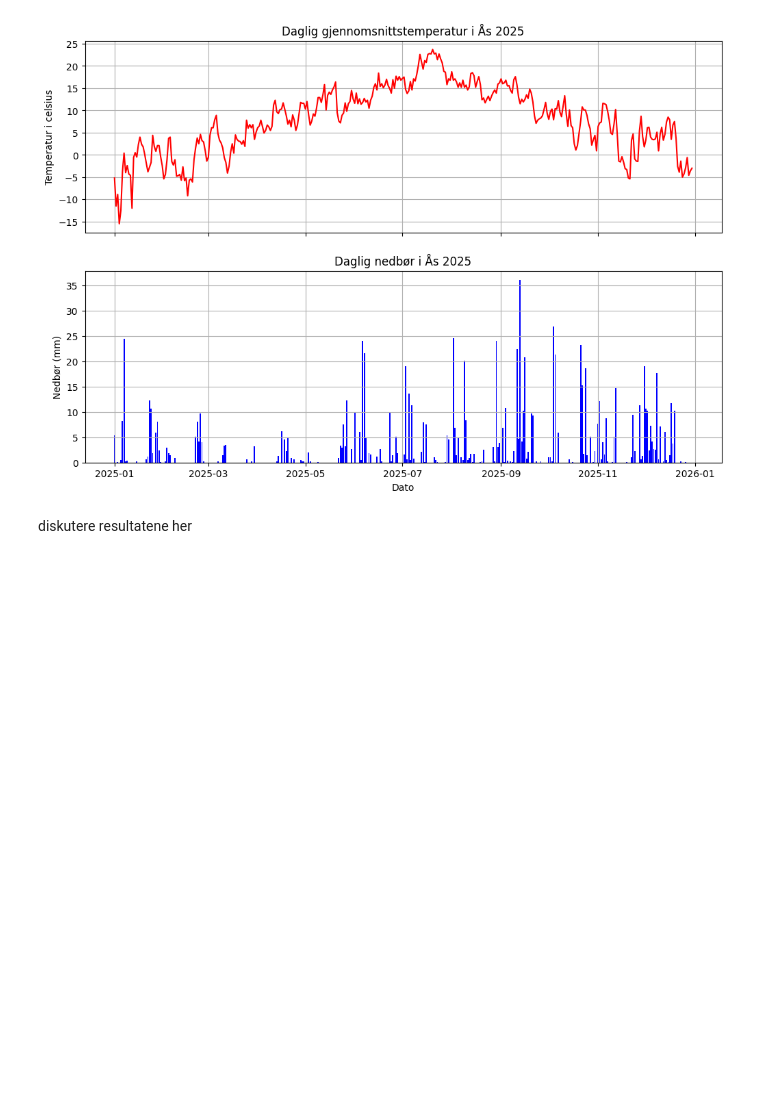
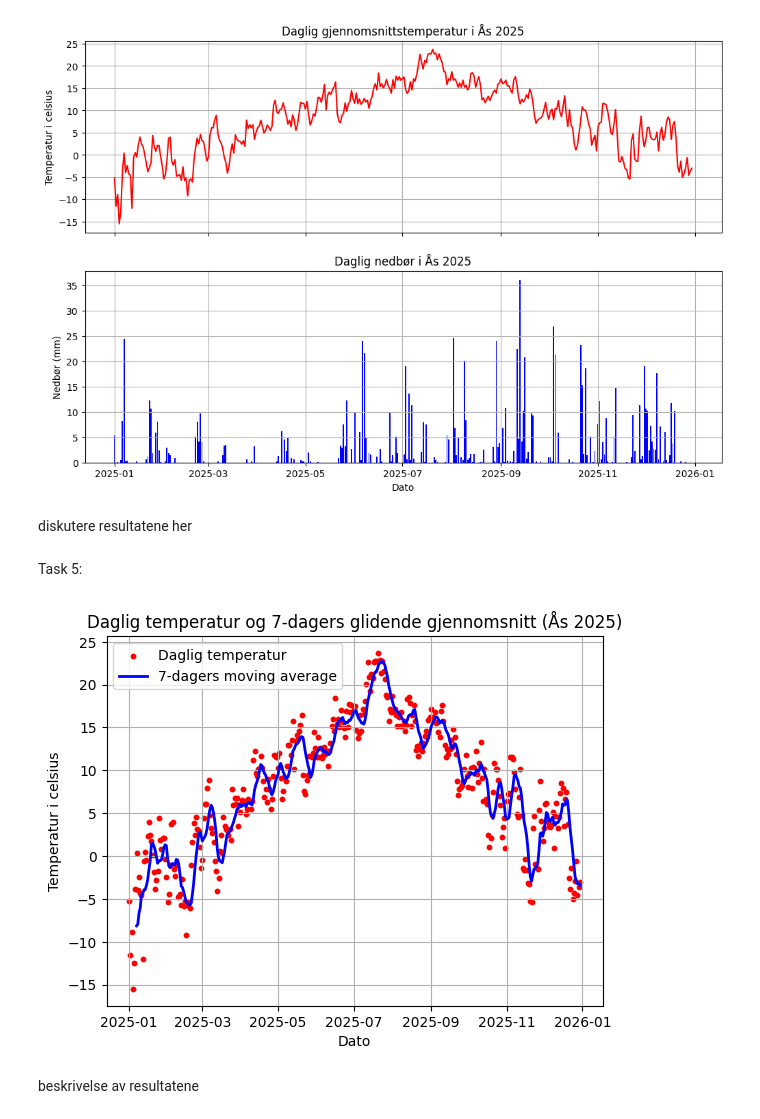
Before and after one commit to kacoew/INF201, a Jupyter notebook: Deliverable 1/Deliverable.ipynb, the cells around one changed output. Cells and saved outputs as stored; diff of their text form; code cells hidden in the pictures; blank space fills up the shorter version.

```diff
--- a/Deliverable 1/Deliverable.ipynb
+++ b/Deliverable 1/Deliverable.ipynb
@@ -122,3 +122,42 @@ plt.show()
 [figure]
 # %% [markdown]
 diskutere resultatene her
+# %% [markdown]
+Task 5:
+# %%
+def moving_average(df: pd.DataFrame, window: int = 7) -> pd.DataFrame:
+    '''
+    Beregner en glidende gjennomsnittstemperatur over et gitt antall dager
+
+    Parametere:
+        df (pd.DataFrame): En DataFrame som inneholder kolonner med dato
+        og verdier for den observasjonen man jobber med
+        window (int): Antall dager som skal inngå i det glidende gjennomsnittet
+
+    Returnerer:
+        pd.DataFrame: En kopi av DataFrame-en med en ekstra kolonn
+    '''
+    df_ma = df.copy()
+    df_ma['moving_avg'] = df_ma['value'].rolling(window=window).mean()
+    return df_ma
+
+
+df_temp_ma = moving_average(df_temp, window=7)
+
+
+# Daglig temperatur som punkter
+plt.scatter(df_temp_ma['date'], df_temp_ma['value'], color='red', s=10, label='Daglig temperatur')
+
+# Moving average som linje
+plt.plot(df_temp_ma['date'], df_temp_ma['moving_avg'], color='blue', linewidth=2, label='7-dagers moving average')
+
+plt.title('Daglig temperatur og 7-dagers glidende gjennomsnitt (Ås 2025)')
+plt.xlabel('Dato')
+plt.ylabel('Temperatur i celsius')
+plt.legend()
+plt.grid(True)
+plt.show()
+# %% [output]
+[figure, added]
+# %% [markdown]
+beskrivelse av resultatene
```
